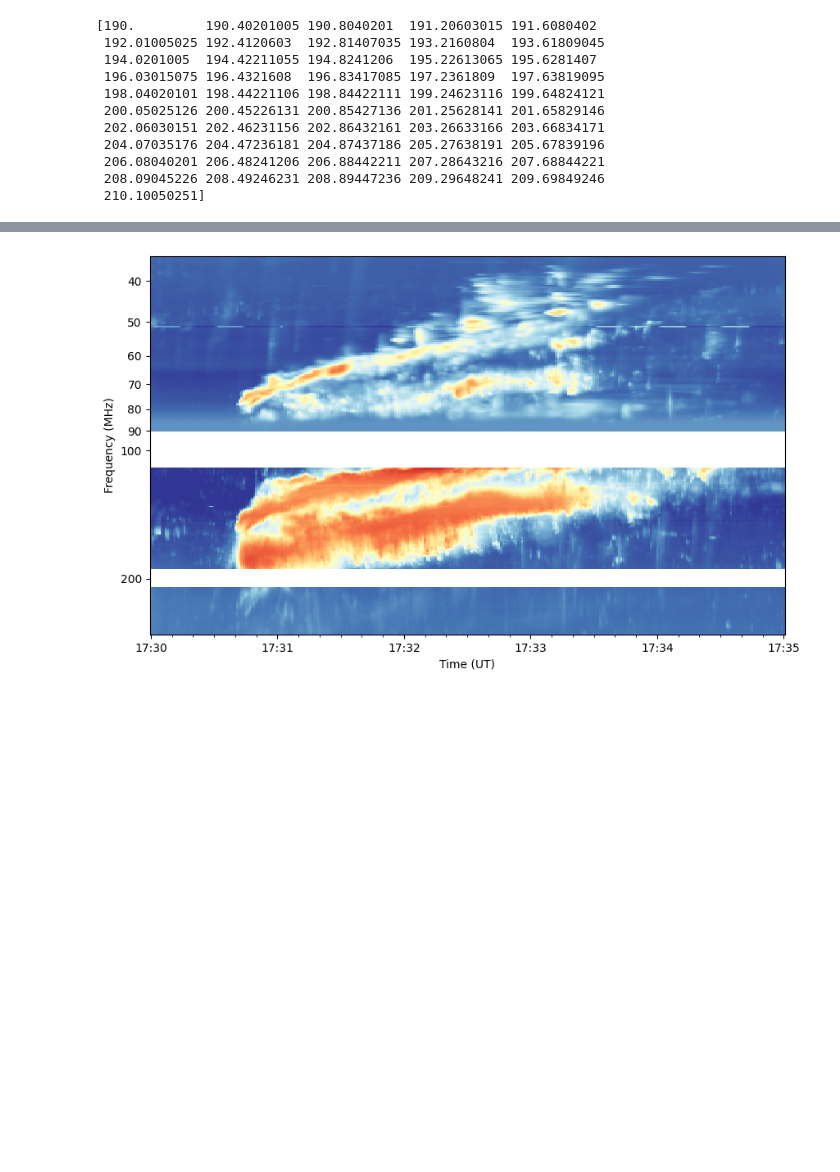
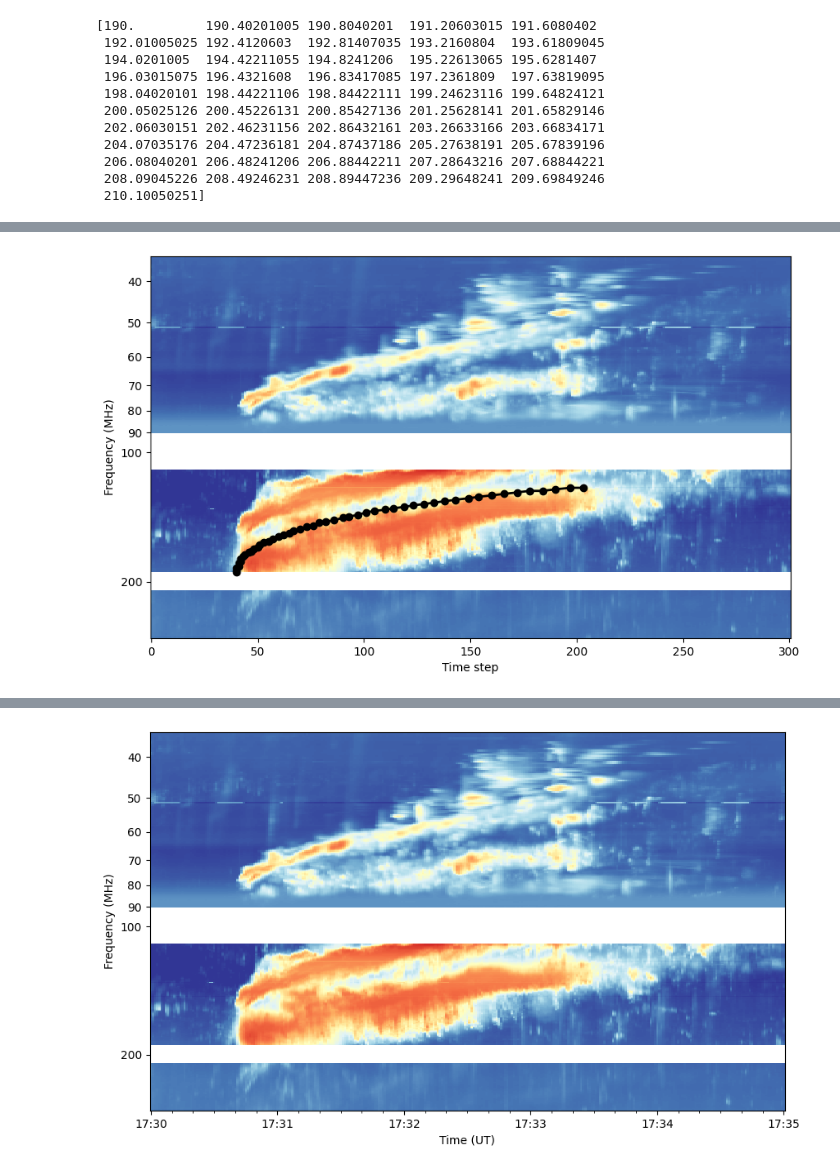
Before and after one commit to MohamedNedal/dias_work, a Jupyter notebook: plot_realita_spectra_from_singularity.ipynb, the cells around one changed output, grey strips where cells are left out. Cells and saved outputs as stored; diff of their text form; code cells hidden in the pictures; blank space fills up the shorter version.

```diff
--- a/plot_realita_spectra_from_singularity.ipynb
+++ b/plot_realita_spectra_from_singularity.ipynb
@@ -379,7 +379,7 @@ typeII_3_mode7_1s = typeII_3_mode7.resample('1S').mean()
 # %% [markdown]
 ## Auto-tracing of type IIs
 # %%
-def draw_bezier(x1=0, y1=0, x2=0, y2=0, control=[0,0], t_values=None):
+def draw_bezier(x1=0, y1=0, x2=0, y2=0, control=[0,0]):
     """
     Draw a Bezier curve using the given control points.
     The curve will be drawn from the point (x1, y1) to the point
@@ -393,7 +393,7 @@ def draw_bezier(x1=0, y1=0, x2=0, y2=0, control=[0,0], t_values=None):
     B = B.reshape(2,1)
     C = C.reshape(2,1)
 
-    t = t_values.reshape(1, -1)
+    t = np.arange(0, 1, 0.01).reshape(1,-1)
 
     P0 = A * t + (1 - t) * B
     P1 = B * t + (1 - t) * C
@@ -402,6 +402,11 @@ def draw_bezier(x1=0, y1=0, x2=0, y2=0, control=[0,0], t_values=None):
     return Pfinal
 
 def extract_bezier_values(array, x1, y1, x2, y2, control):
+    """
+    Extract the values of a Bezier curve at the given control points.
+    The curve will be drawn from the point (x1, y1) to the point
+    (x2, y2) using the control points (control[0], control[1])
+    """
     Pfinal = draw_bezier(x1, y1, x2, y2, control)
     x_coords = np.round(Pfinal[0, :]).astype(int)
     y_coords = np.round(Pfinal[1, :]).astype(int)
@@ -572,3 +548,75 @@ y1, y2
 # %%
-Pfinal
+def draw_bezier(x1=0, y1=0, x2=0, y2=0, control=[0,0]):
+    """
+    Draw a Bezier curve using the given control points.
+    The curve will be drawn from the point (x1, y1) to the point
+    (x2, y2) using the control points (control[0], control[1]).
+    """
+    A = np.array([x2, y2])
+    B = np.array(control)
+    C = np.array([x1, y1])
+
+    A = A.reshape(2,1)
+    B = B.reshape(2,1)
+    C = C.reshape(2,1)
+
+    t = np.arange(0, 1, 0.02).reshape(1,-1)
+
+    P0 = A * t + (1 - t) * B
+    P1 = B * t + (1 - t) * C
+    Pfinal = P0 * t + (1 - t) * P1
+
+    return Pfinal
+
+def extract_bezier_values(array, x1, y1, x2, y2, control):
+    """
+    Extract the values of a Bezier curve at the given control points.
+    The curve will be drawn from the point (x1, y1) to the point
+    (x2, y2) using the control points (control[0], control[1])
+    """
+    Pfinal = draw_bezier(x1, y1, x2, y2, control)
+    x_coords = np.round(Pfinal[0, :]).astype(int)
+    y_coords = np.round(Pfinal[1, :]).astype(int)
+
+    # Clip the coordinates to stay within array bounds
+    x_coords = np.clip(x_coords, 0, array.shape[1] - 1)
+    y_coords = np.clip(y_coords, 0, array.shape[0] - 1)
+
+    # Extract values along the Bézier curve
+    bezier_values = array[y_coords, x_coords]
+
+    return bezier_values, x_coords, y_coords
+
+
+
+psudo_time = np.arange(len(combined_df.index))
+
+# Define start and end points and control point for the Bézier curve
+x1, y1 = 40, 190
+x2, y2 = 210, 120
+control = [40, 135]
+
+# Plot the spectrum and the Bezier curve
+fig = plt.figure(figsize=[10,6])
+ax = fig.add_subplot(111)
+ax.pcolormesh(psudo_time, combined_df.columns, combined_df.values.T, vmin=-0.5, vmax=3, cmap='RdYlBu_r')
+ax.set_yscale('log')
+
+# Extract values along the Bézier curve
+bezier_values, x_coords, y_coords = extract_bezier_values(combined_df.values.T, x1, y1, x2, y2, control)
+ax.plot(x_coords, y_coords, 'ko-', linewidth=2)
+
+# Define the custom ticks
+custom_ticks = [10, 20, 30, 40, 50, 60, 70, 80, 90, 100, 200]
+ax.set_yticks(custom_ticks)
+ax.set_yticklabels([str(tick) for tick in custom_ticks])
+ax.set_xlabel('Time step')
+ax.set_ylabel('Frequency (MHz)')
+ax.set_ylim(max(ax.get_ylim()[::-1]), 35)
+plt.show()
+
+print(f'intensity values: {bezier_values}\n')
+print(f't_coords: {x_coords}\n')
+print(f'f_coords: {y_coords}')
 # %% [output]
+[figure, added]
```
Also changed, not shown: parts of 8 cells of this notebook.
